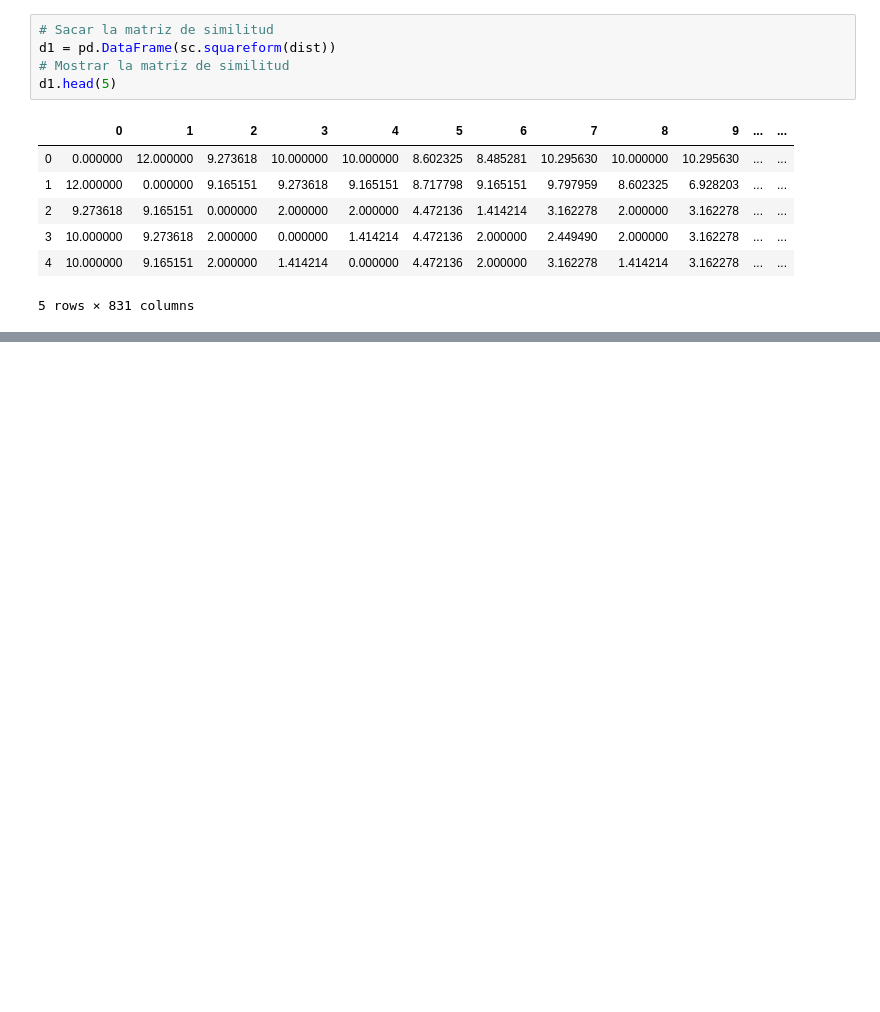
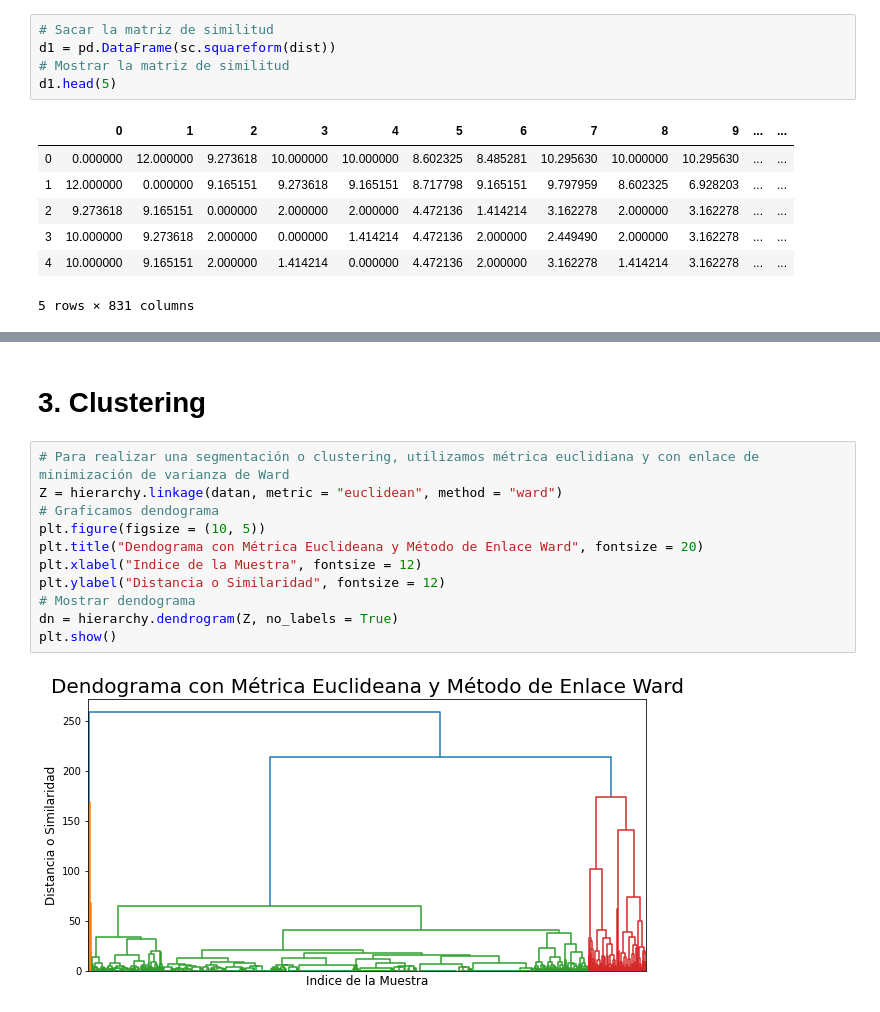
Before and after one commit to Miriam1999/PROYECTO-CDIN, a Jupyter notebook: Equipo9_ProyectoEntrega1.ipynb, the cells around one changed output, grey strips where cells are left out. Saved outputs shown, nothing was run; the diff lists cells and outputs as text; blank space fills up the shorter version.

```diff
--- a/Equipo9_ProyectoEntrega1.ipynb
+++ b/Equipo9_ProyectoEntrega1.ipynb
@@ -515,0 +572,15 @@ d1.head(5)
+# %% [markdown]
+# 3. Clustering
+# %%
+# Para realizar una segmentación o clustering, utilizamos métrica euclidiana y con enlace de minimización de varianza de Ward
+Z = hierarchy.linkage(datan, metric = "euclidean", method = "ward")
+# Graficamos dendograma
+plt.figure(figsize = (10, 5))
+plt.title("Dendograma con Métrica Euclideana y Método de Enlace Ward", fontsize = 20)
+plt.xlabel("Indice de la Muestra", fontsize = 12)
+plt.ylabel("Distancia o Similaridad", fontsize = 12)
+# Mostrar dendograma
+dn = hierarchy.dendrogram(Z, no_labels = True)
+plt.show()
+# %% [output]
+[figure, added]
```
Also changed, not shown: parts of 13 cells of this notebook.
